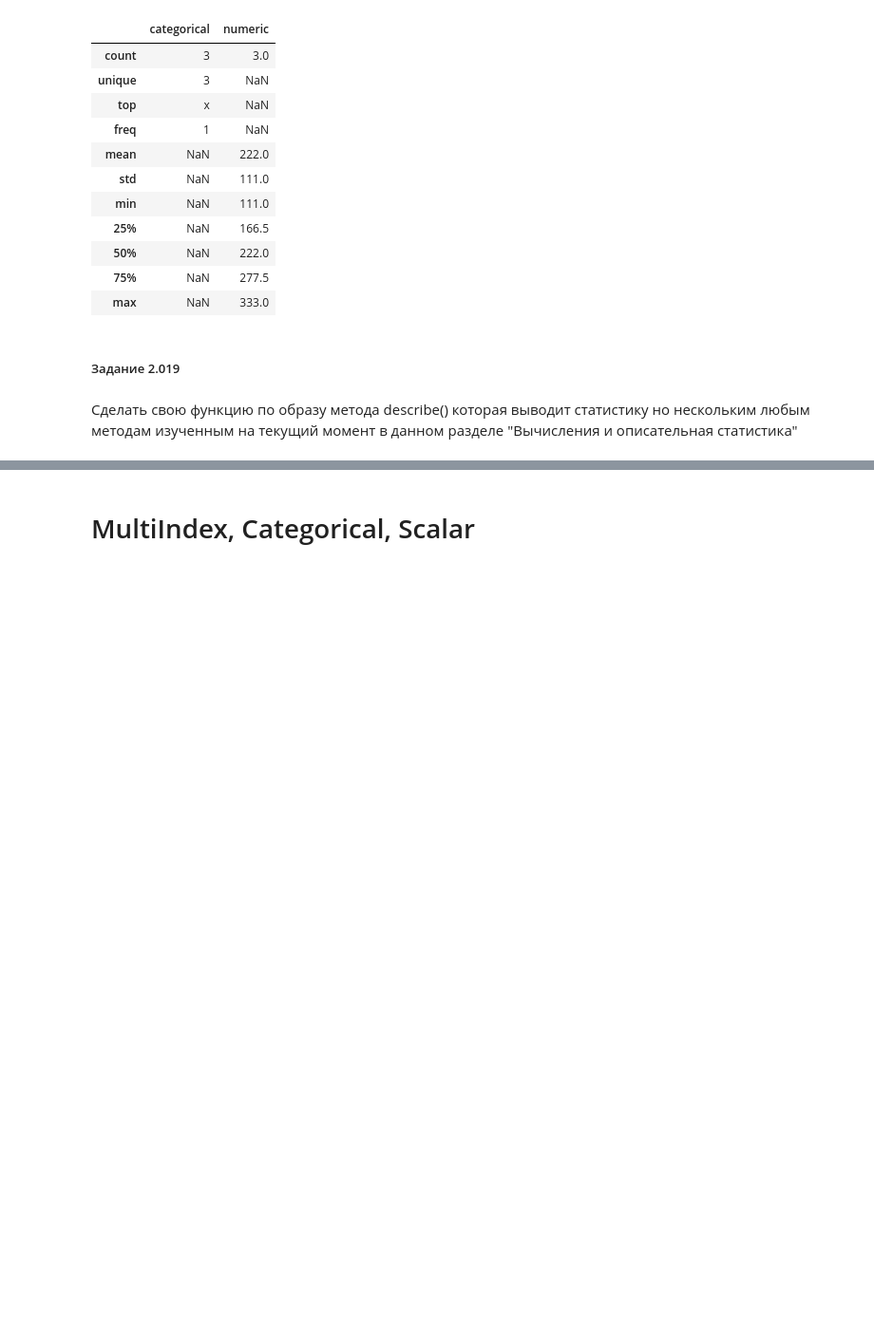
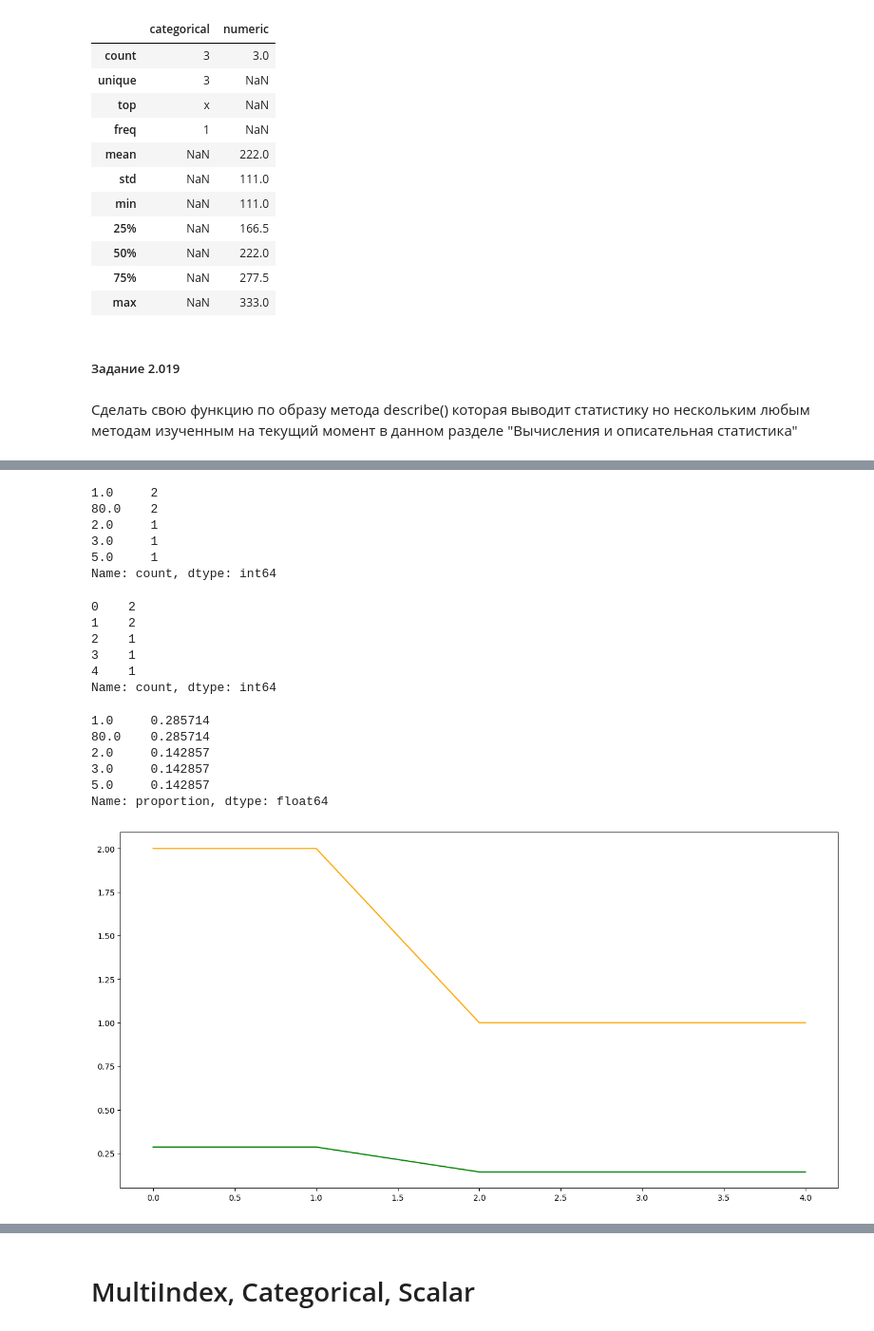
Before and after one commit to rgenius-ru/pandas_lessons, a Jupyter notebook: lessons/Pandas_for_Data_Engineering/part2_new.ipynb, the cells around one changed output, grey strips where cells are left out. Shown at 95% size. Drawn from its saved outputs; the diff is of its cells as text; code cells hidden in the pictures; blank space fills up the shorter version.

```diff
--- a/lessons/Pandas_for_Data_Engineering/part2_new.ipynb
+++ b/lessons/Pandas_for_Data_Engineering/part2_new.ipynb
@@ -2488,0 +2834,3 @@ df.describe(exclude=[object])
+# %%
+s = pd.Series([1, 1, 2, 3, np.nan, 5, 80, 80])
+s
@@ -2488,0 +2847,30 @@ df.describe(exclude=[object])
+# %%
+s.value_counts()
+# %% [output]
+1.0     2
+80.0    2
+2.0     1
+3.0     1
+5.0     1
+Name: count, dtype: int64
+# %%
+s1 = s.value_counts().reset_index()['count']
+s1
+# %% [output]
+0    2
+1    2
+2    1
+3    1
+4    1
+Name: count, dtype: int64
+# %%
+s.value_counts(normalize=True)
+# %% [output]
+1.0     0.285714
+80.0    0.285714
+2.0     0.142857
+3.0     0.142857
+5.0     0.142857
+Name: proportion, dtype: float64
+# %%
+s2 = s.value_counts(normalize=True).reset_index()['proportion']
@@ -2488,0 +2879,7 @@ df.describe(exclude=[object])
+# %%
+plt.figure(figsize=(16, 8), alpha=0.3)
+plt.plot(s1, color='orange')
+plt.plot(s2, color='green')
+plt.show()
+# %% [output]
+[figure, added]
```
Also changed, not shown: parts of 73 cells of this notebook.
